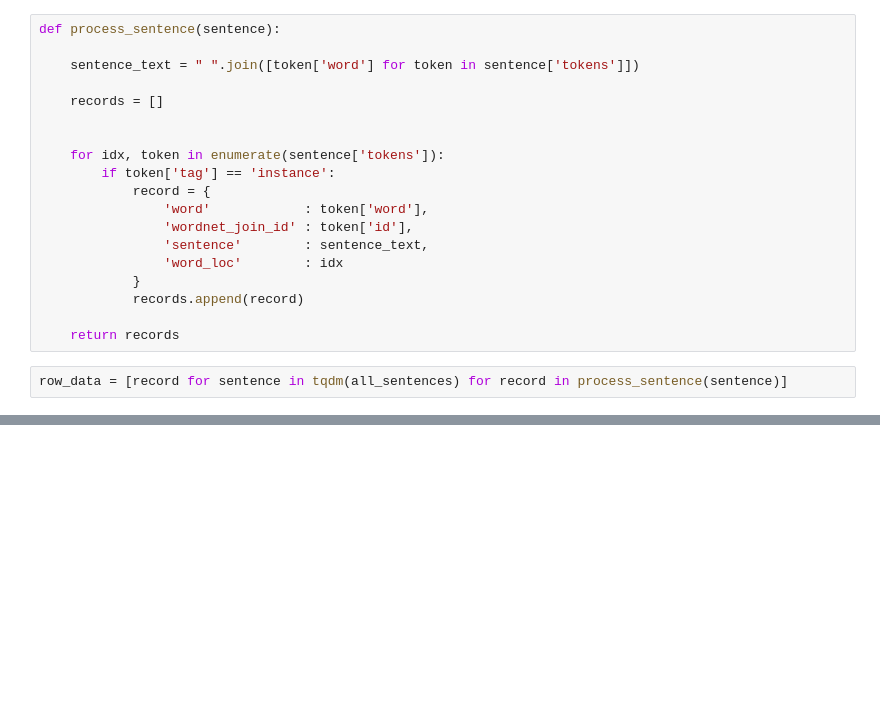
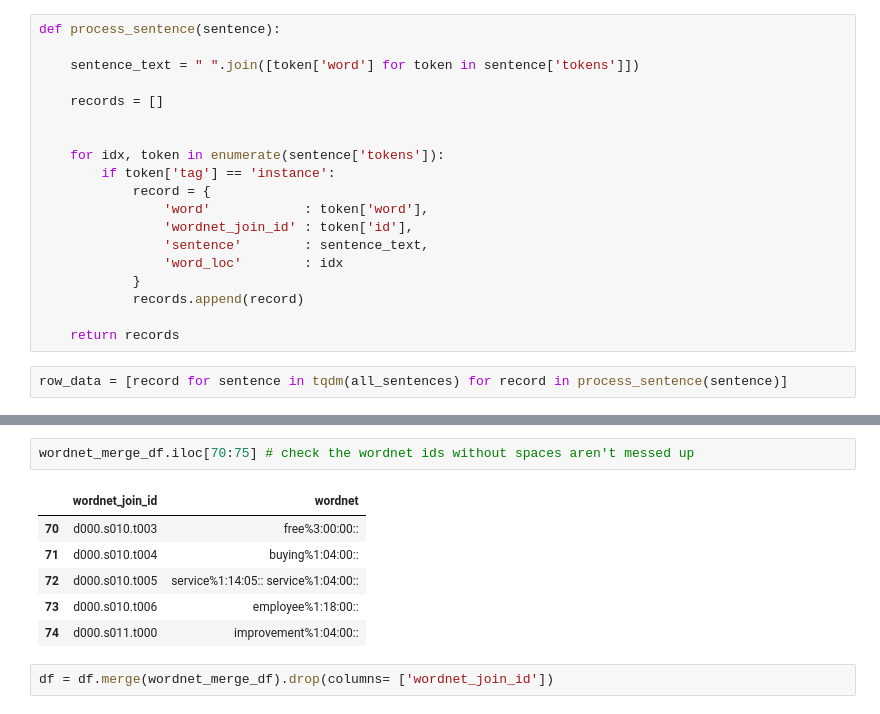
Before and after one commit to Matthew-Holmes/WordSenseDisambiguation, a Jupyter notebook: Data/SemCore.ipynb, the cells around one changed output, grey strips where cells are left out. Drawn from its saved outputs; the diff is of its cells as text; blank space fills up the shorter version.

```diff
--- a/Data/SemCore.ipynb
+++ b/Data/SemCore.ipynb
@@ -135,0 +173,11 @@ df.head(5)
+# %%
+wordnet_merge_df.iloc[70:75] # check the wordnet ids without spaces aren't messed up
+# %% [output]
+|  | wordnet_join_id | wordnet |
+| 70 | d000.s010.t003 | free%3:00:00:: |
+| 71 | d000.s010.t004 | buying%1:04:00:: |
+| 72 | d000.s010.t005 | service%1:14:05:: service%1:04:00:: |
+| 73 | d000.s010.t006 | employee%1:18:00:: |
+| 74 | d000.s011.t000 | improvement%1:04:00:: |
+# %%
+df = df.merge(wordnet_merge_df).drop(columns= ['wordnet_join_id'])
```
Also changed, not shown: parts of 27 cells of this notebook.
